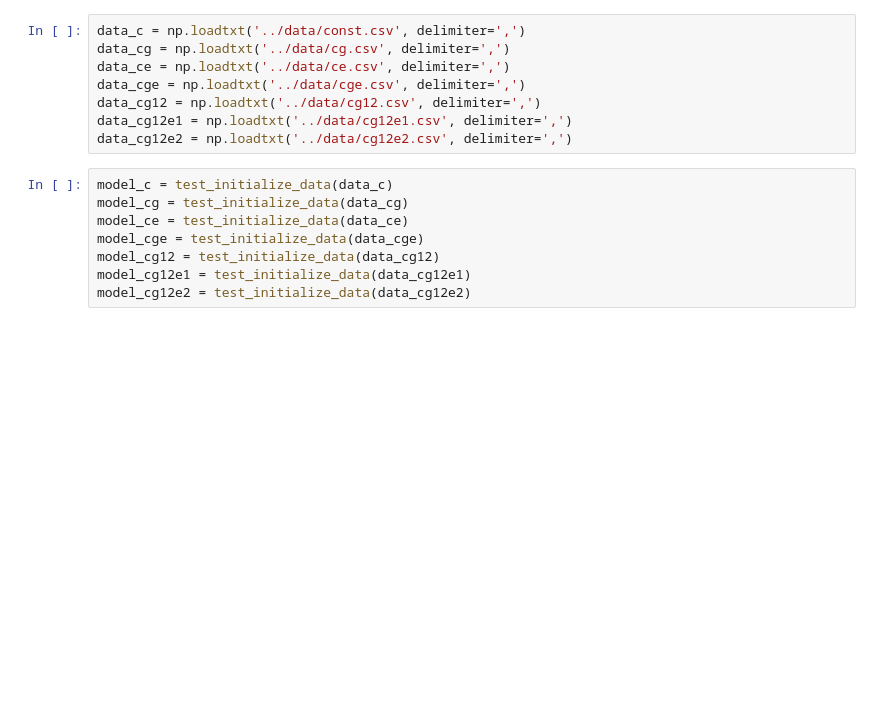
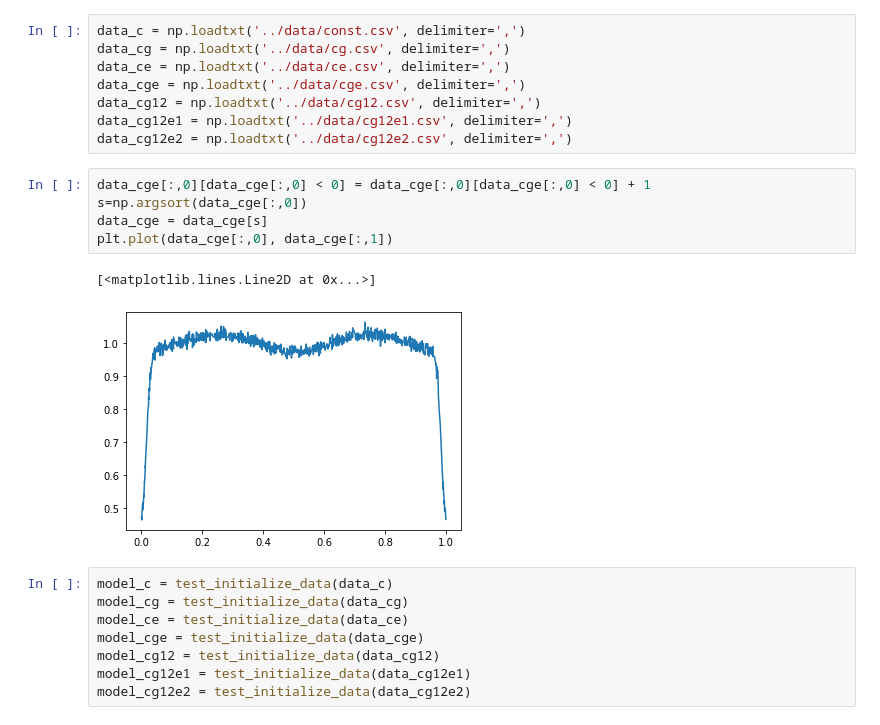
Before and after one commit to gecheline/ligeor, a Jupyter notebook: test_notebooks/test_polyfit.ipynb, the cells around one changed output. Cells and saved outputs as stored; diff of their text form; blank space fills up the shorter version.

```diff
--- a/test_notebooks/test_polyfit.ipynb
+++ b/test_notebooks/test_polyfit.ipynb
@@ -46,6 +46,14 @@ data_cge = np.loadtxt('../data/cge.csv', delimiter=',')
 data_cg12 = np.loadtxt('../data/cg12.csv', delimiter=',')
 data_cg12e1 = np.loadtxt('../data/cg12e1.csv', delimiter=',')
 data_cg12e2 = np.loadtxt('../data/cg12e2.csv', delimiter=',')
+# %%
+data_cge[:,0][data_cge[:,0] < 0] = data_cge[:,0][data_cge[:,0] < 0] + 1
+s=np.argsort(data_cge[:,0])
+data_cge = data_cge[s]
+plt.plot(data_cge[:,0], data_cge[:,1])
+# %% [output]
+[<matplotlib.lines.Line2D at 0x...>]
+[figure, added]
 # %%
 model_c = test_initialize_data(data_c)
 model_cg = test_initialize_data(data_cg)
```
Also changed, not shown: parts of 8 cells of this notebook, 19 other files.
